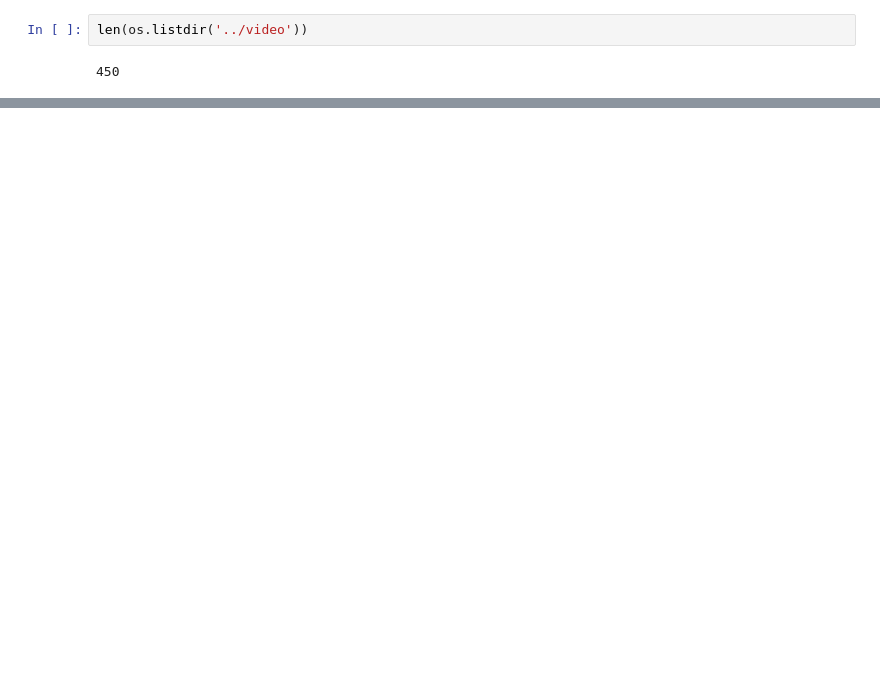
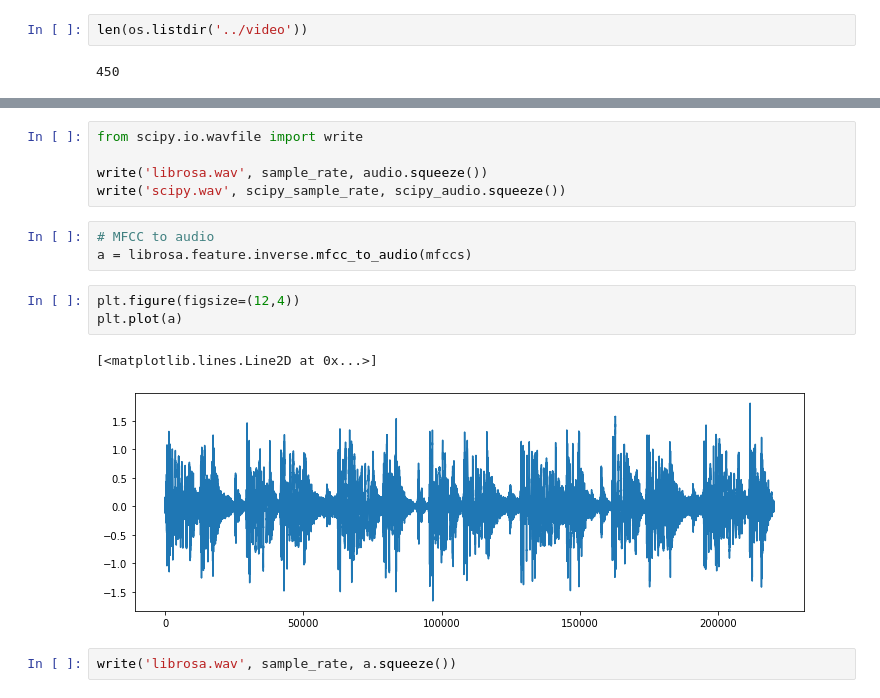
Before and after one commit to Toubat/D.U.M, a Jupyter notebook: experiment/dataset_preprocessing.ipynb, the cells around one changed output, grey strips where cells are left out. Drawn from its saved outputs; the diff is of its cells as text; blank space fills up the shorter version.

```diff
--- a/experiment/dataset_preprocessing.ipynb
+++ b/experiment/dataset_preprocessing.ipynb
@@ -206,0 +244,16 @@ len(os.listdir('../video'))
+# %%
+from scipy.io.wavfile import write
+
+write('librosa.wav', sample_rate, audio.squeeze())
+write('scipy.wav', scipy_sample_rate, scipy_audio.squeeze())
+# %%
+# MFCC to audio
+a = librosa.feature.inverse.mfcc_to_audio(mfccs)
+# %%
+plt.figure(figsize=(12,4))
+plt.plot(a)
+# %% [output]
+[<matplotlib.lines.Line2D at 0x...>]
+[figure, added]
+# %%
+write('librosa.wav', sample_rate, a.squeeze())
```
Also changed, not shown: parts of 13 cells of this notebook, 4 other files.
